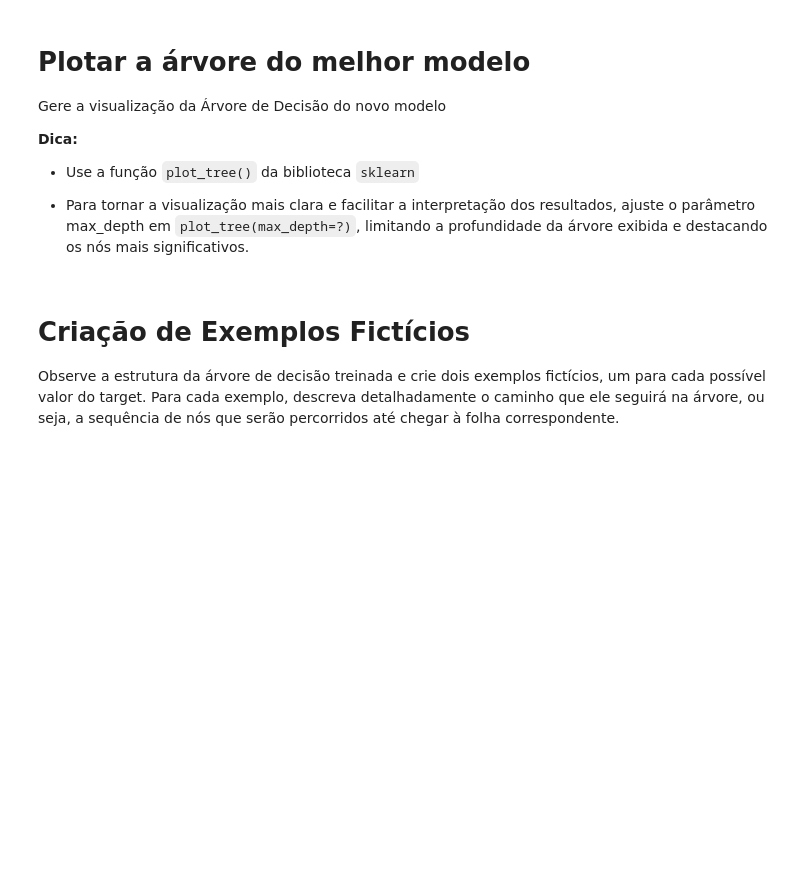
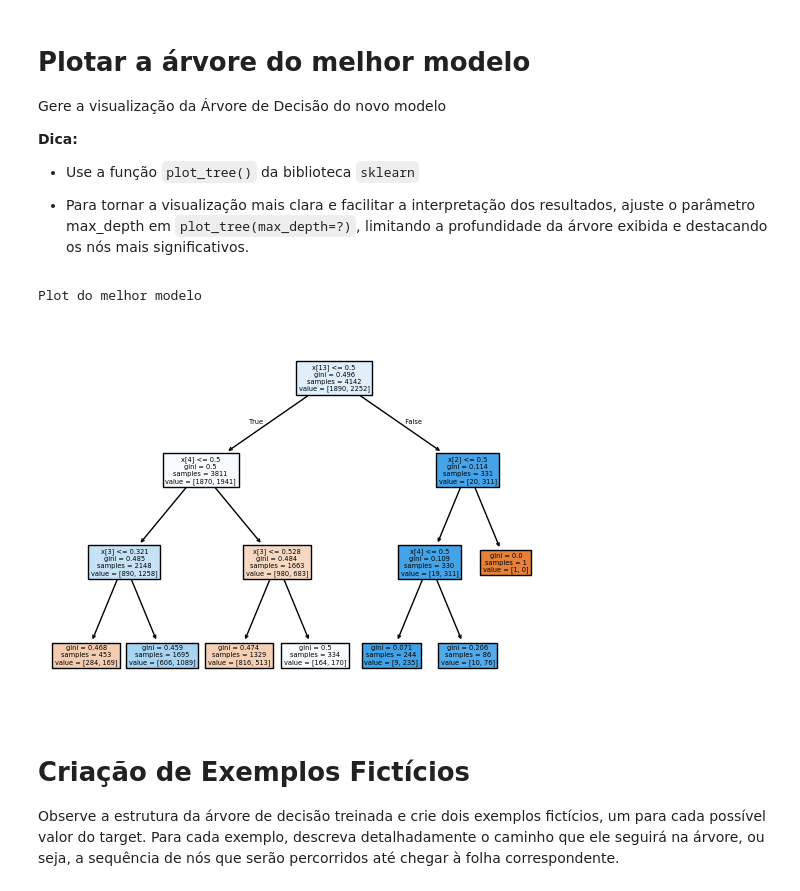
Before and after one commit to Mr-Barros/ENG4502, a Jupyter notebook: Assignment3/Notebook_ArvoreDecisao_33B.ipynb, the cells around one changed output. Saved outputs shown, nothing was run; the diff lists cells and outputs as text; code cells hidden in the pictures; blank space fills up the shorter version.

```diff
--- a/Assignment3/Notebook_ArvoreDecisao_33B.ipynb
+++ b/Assignment3/Notebook_ArvoreDecisao_33B.ipynb
@@ -365,6 +350,13 @@ Gere a visualização da Árvore de Decisão do novo modelo
 - Use a função `plot_tree()` da biblioteca `sklearn`
 
 - Para tornar a visualização mais clara e facilitar a interpretação dos resultados, ajuste o parâmetro max_depth em `plot_tree(max_depth=?)`, limitando a profundidade da árvore exibida e destacando os nós mais significativos.
+# %%
+plot_tree(trees[0]['model'], max_depth=3, filled=True)
+plt.savefig('decision_tree.svg', format='svg')
+print("Plot do melhor modelo")
+# %% [output]
+Plot do melhor modelo
+[figure, added]
 # %% [markdown]
 # **Criação de Exemplos Fictícios**
 
```
Also changed, not shown: parts of 6 cells of this notebook.
